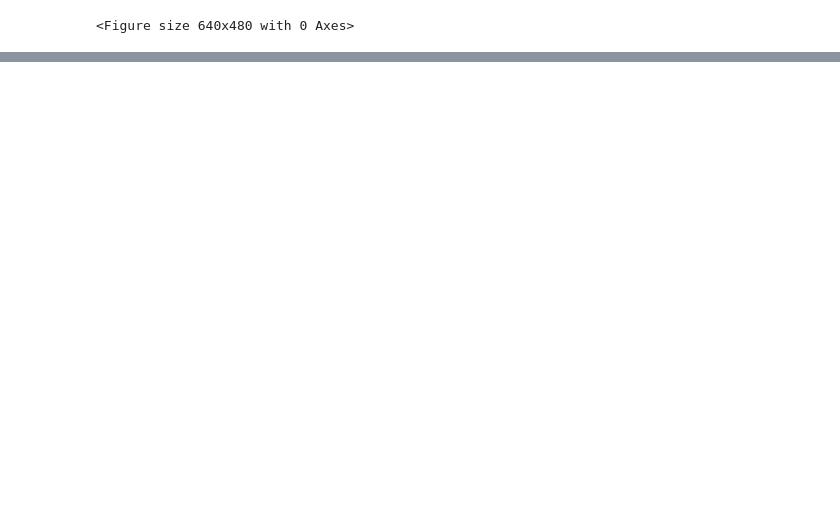
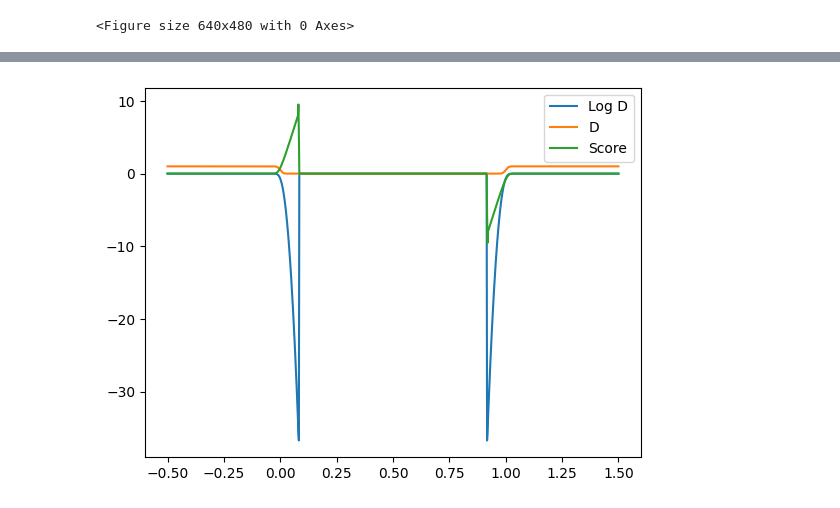
Before and after one commit to myfatemi04/constraint-guidance, a Jupyter notebook: notebooks/general_constrained_sampling.ipynb, the cells around one changed output, grey strips where cells are left out. Drawn from its saved outputs; the diff is of its cells as text; code cells hidden in the pictures; blank space fills up the shorter version.

```diff
--- a/notebooks/general_constrained_sampling.ipynb
+++ b/notebooks/general_constrained_sampling.ipynb
@@ -286,0 +734,18 @@ Video("animation.mp4")
+# %%
+# Let me debug on a single variable interval first.
+
+sigma = 0.01
+x = np.linspace(-0.5, 1.5, 1000)
+log_D = compute_log_D_1D_interval(x, 0, 1, sigma)
+D = 1 - np.exp(log_D)
+log_D_method_1 = np.log(D)
+log_D_method_2 = -log_D
+log_D = np.where(D > 0, log_D_method_1, log_D_method_2)
+log_N, sign = compute_log_N_and_sign_interval(x, 0, 1, sigma)
+plt.plot(x, log_D, label="Log D")
+plt.plot(x, D, label="D")
+plt.plot(x, np.exp(log_N - log_D) * sign, label="Score")
+plt.legend()
+plt.show()
+# %% [output]
+[figure, added]
```
Also changed, not shown: parts of 15 cells of this notebook.
